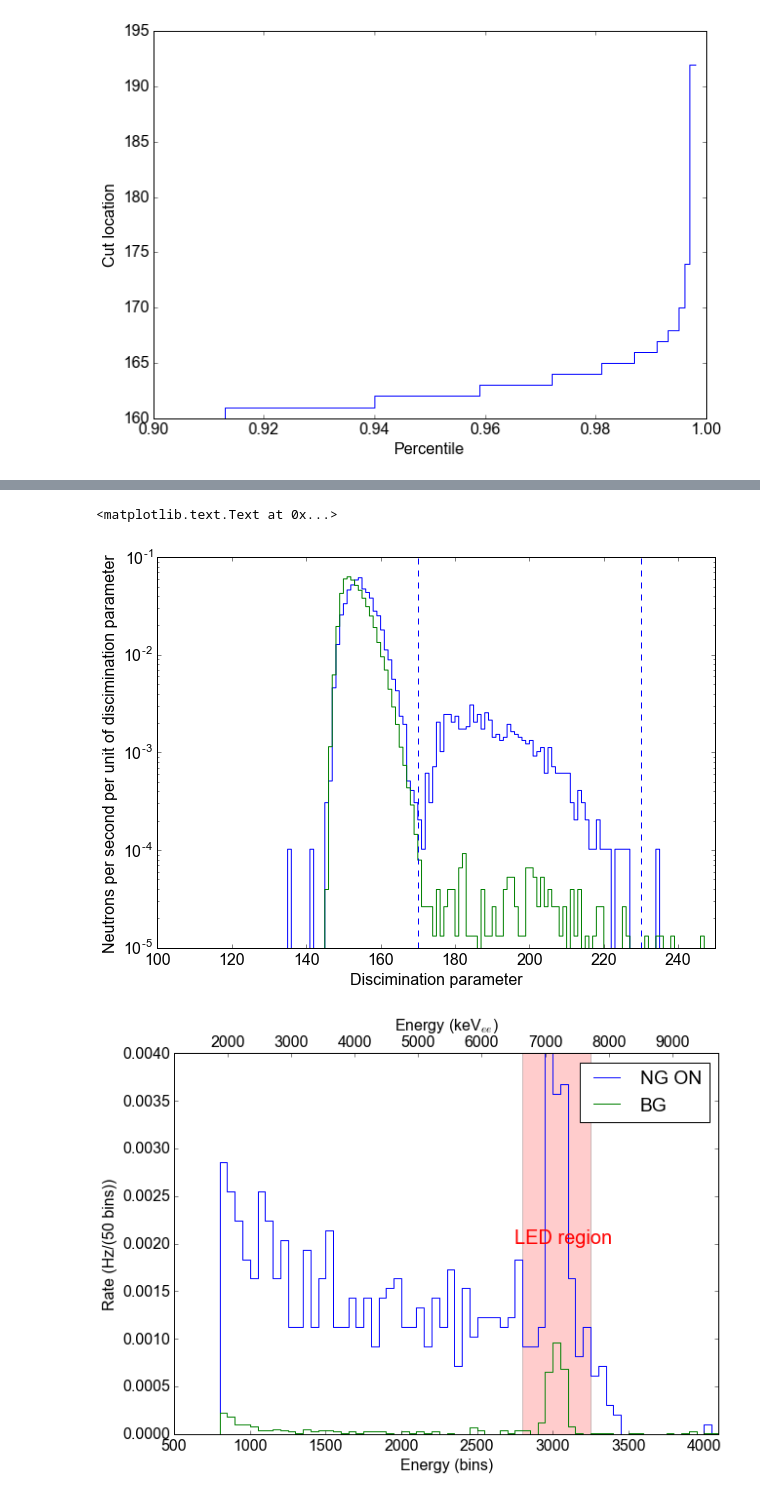
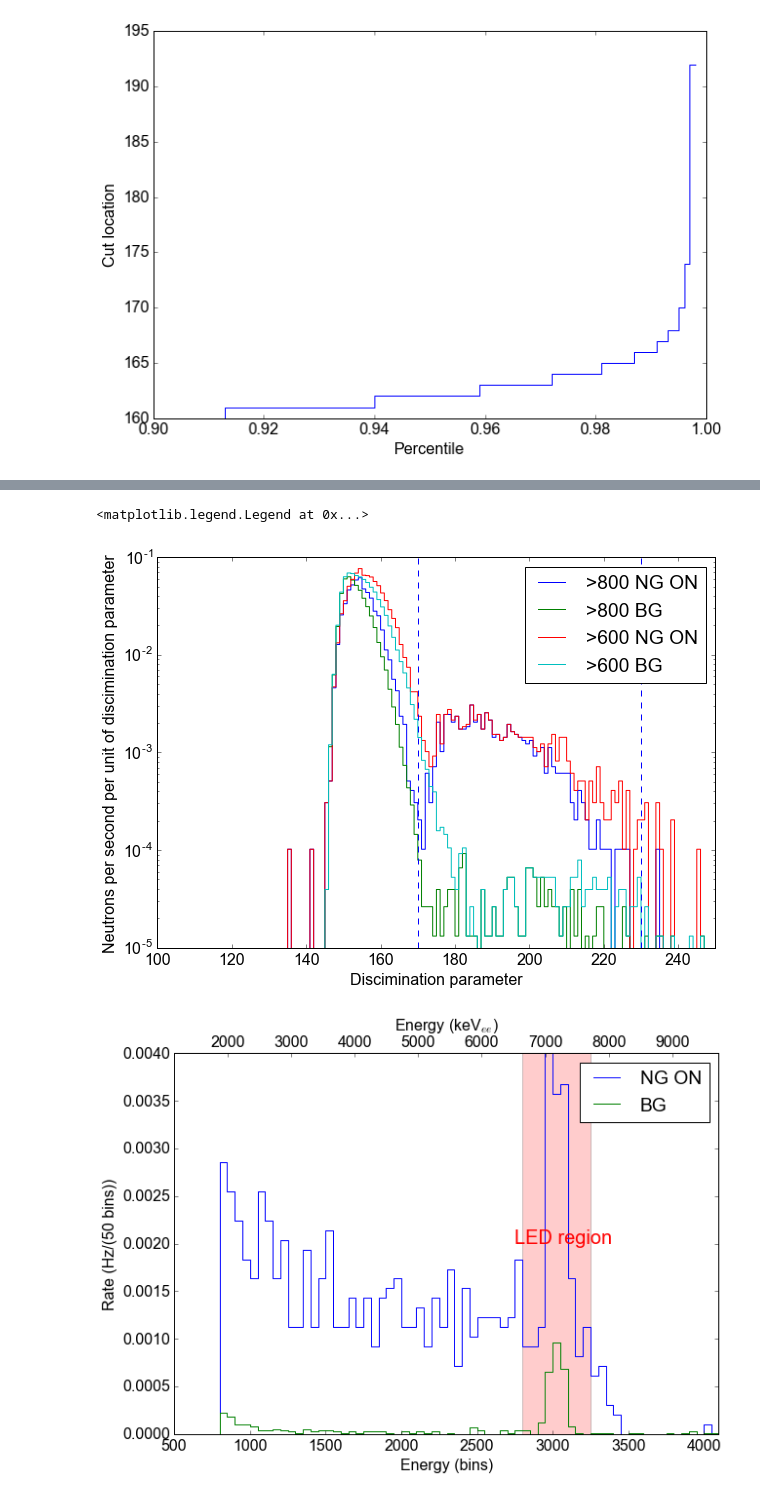
Before and after one commit to XENON1T/PTB, a Jupyter notebook: 03_2d_spectra.ipynb, the cells around one changed output, grey strips where cells are left out. Drawn from its saved outputs; the diff is of its cells as text; code cells hidden in the pictures.

```diff
--- a/03_2d_spectra.ipynb
+++ b/03_2d_spectra.ipynb
@@ -537,15 +548,18 @@ plt.ylabel('Cut location')
 # %%
-plt.plot(1/ng_livetimes_0[0]*np.sum(spec2d_list[0][:, 800:2800], axis=1),label='NG ON',ls='steps')
-plt.plot(1/sum(bg_livetimes_0)*np.sum(spec2d_bg[:, 800:2800], axis=1), label='BG', ls='steps')
+plt.plot(1/ng_livetimes_0[0]*np.sum(spec2d_list[0][:, 800:2800], axis=1),label='>800 NG ON',ls='steps')
+plt.plot(1/sum(bg_livetimes_0)*np.sum(spec2d_bg[:, 800:2800], axis=1), label='>800 BG', ls='steps')
+plt.plot(1/ng_livetimes_0[0]*np.sum(spec2d_list[0][:, 600:2800], axis=1),label='>600 NG ON',ls='steps')
+plt.plot(1/sum(bg_livetimes_0)*np.sum(spec2d_bg[:, 600:2800], axis=1), label='>600 BG', ls='steps')
 plt.axvline(170, ls='--')
 plt.axvline(230, ls='--')
 plt.xlim(100,250)
 plt.yscale('log')
 plt.xlabel('Discimination parameter')
 plt.ylabel('Neutrons per second per unit of discimination parameter')
+plt.legend()
 # %% [output]
-<matplotlib.text.Text at 0x...>
+<matplotlib.legend.Legend at 0x...>
-[figure, old version]
+[figure, new version]
 # %%
 # For the high-energy spectrum, we do two things:
 # - Make a 2d spectrum like before but cut
```
Also changed, not shown: parts of 9 cells of this notebook, 3 other files.
